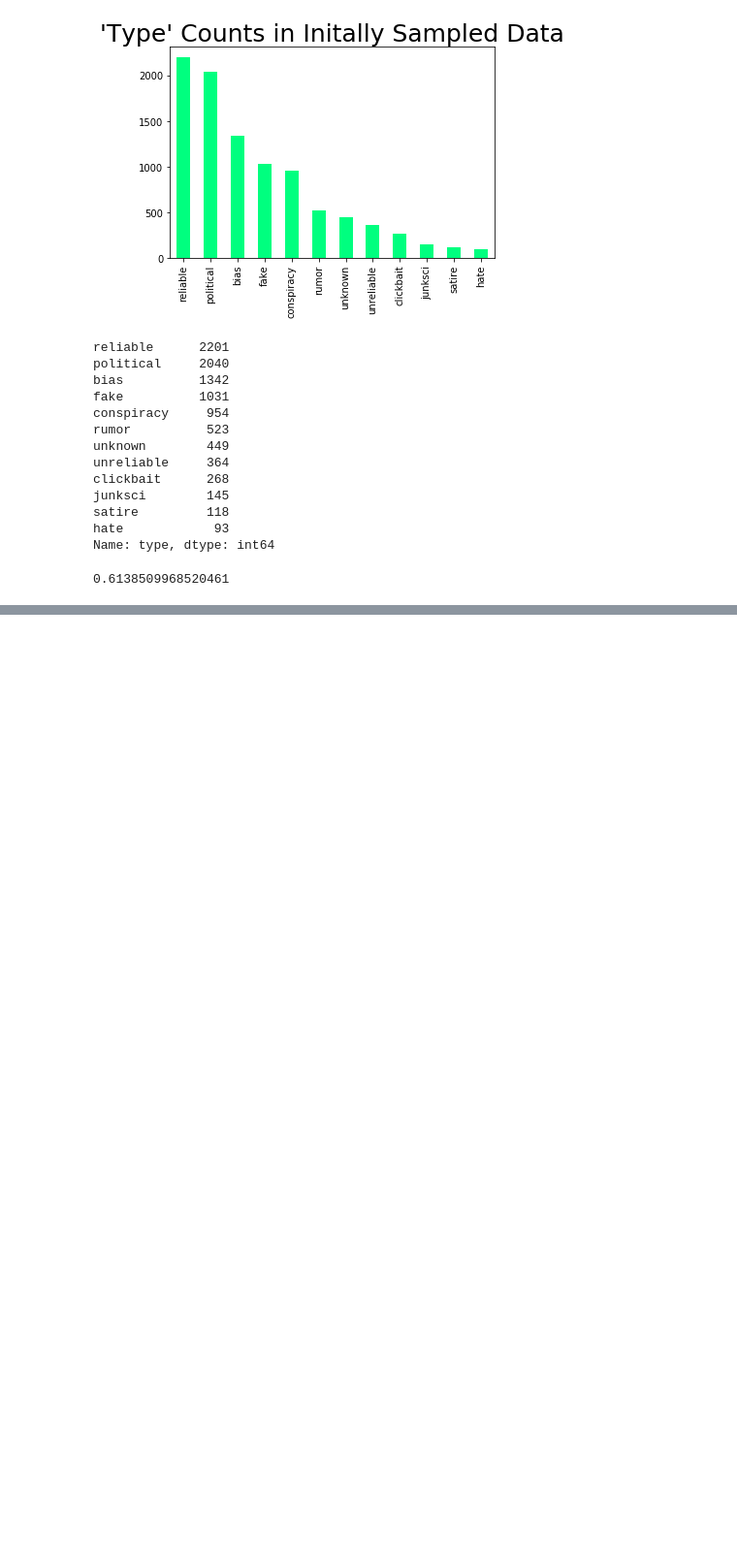
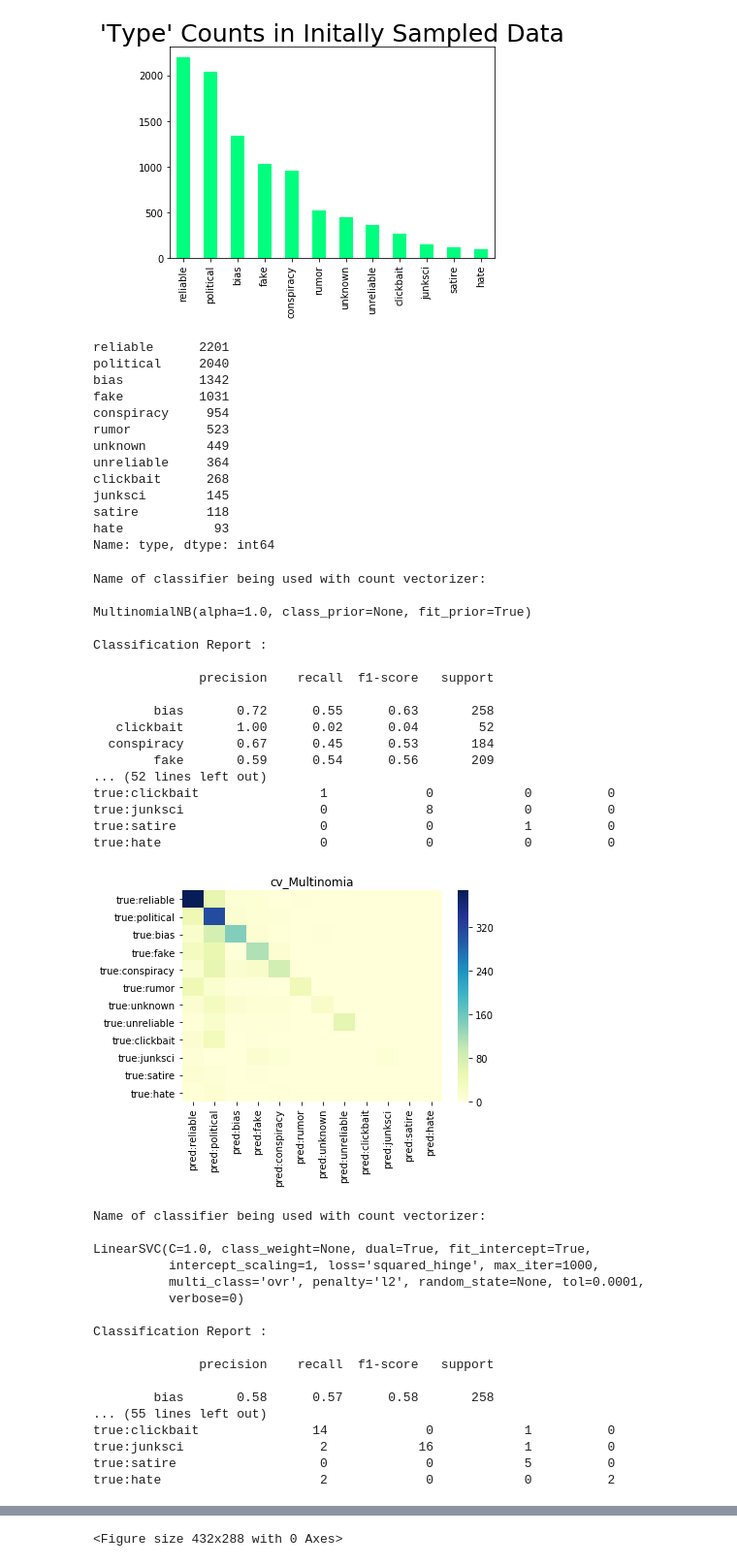
Before and after one commit to bijaykahar/English-Fake-News-Project, a Jupyter notebook: !!!most-recent-analysis.ipynb, the cells around one changed output, grey strips where cells are left out. Shown at 97% size. Cells and saved outputs as stored; diff of their text form; code cells hidden in the pictures; blank space fills up the shorter version.

```diff
--- a/!!!most-recent-analysis.ipynb
+++ b/!!!most-recent-analysis.ipynb
@@ -1237,21 +1190,60 @@ Name: type, dtype: int64
 y = df.type
 
 X_train, X_test, y_train, y_test = train_test_split(df['content'], y, test_size=0.20, random_state=53)
-
-count_vectorizer = CountVectorizer(stop_words='english')
-
-count_train = count_vectorizer.fit_transform(X_train)
-
-count_test = count_vectorizer.transform(X_test)
-
-nb_classifier = MultinomialNB()
-
-nb_classifier.fit(count_train, y_train)
-pred = nb_classifier.predict(count_test)
-
-score = metrics.accuracy_score(y_test, pred)
-print(score)
-# %% [output]
-0.6138509968520461
-# %%
-labels = ['reliable','political','bias','fake','conspiracy','rumor','unknown','unreliable','clickbait','junksci','satire','hate']
+# %%
+for classifier in classifiers:
+    pipeline_w_cv = Pipeline([
+              ('cv', CountVectorizer(stop_words='english')),
+              ('clf',   classifier)])
+    pipeline_w_cv.fit(X_train,y_train)
+    y_pred = pipeline_w_cv.predict(X_test)
+    print ("\n\nName of classifier being used with count vectorizer: \n\n" + str(classifier) +
+           "\n\nClassification Report : \n\n"+ str(metrics.classification_report(y_test,y_pred))  + "\n\n Accuracy of classifier : " + str(pipeline_w_cv.score(X_test,y_test)))
+    cmtx = pd.DataFrame(
+    metrics.confusion_matrix(y_test, y_pred,  labels=labels),
+    index=['true:reliable', 'true:political','true:bias','true:fake','true:conspiracy','true:rumor','true:unknown','true:unreliable', 'true:clickbait','true:junksci','true:satire','true:hate'],
+    columns=['pred:reliable', 'pred:political', 'pred:bias', 'pred:fake','pred:conspiracy','pred:rumor','pred:unknown','pred:unreliable','pred:clickbait','pred:junksci','pred:satire','pred:hate']
+)
+    print(cmtx)
+    title = "cv_" + str(classifier)[0:10]
+    ax = sns.heatmap(cmtx, cmap="YlGnBu")
+    ax.set_title(title)
+    plt.show()
+    saveas = "all_labels_cv_" + str(classifier)[0:5] +'.png'
+    plt.savefig(saveas, bbox_inches='tight')
+# %% [output]
+Name of classifier being used with count vectorizer:
+
+MultinomialNB(alpha=1.0, class_prior=None, fit_prior=True)
+
+Classification Report :
+
+              precision    recall  f1-score   support
+
+        bias       0.72      0.55      0.63       258
+   clickbait       1.00      0.02      0.04        52
+  conspiracy       0.67      0.45      0.53       184
+        fake       0.59      0.54      0.56       209
+... (52 lines left out)
+true:clickbait                1             0            0          0
+true:junksci                  0             8            0          0
+true:satire                   0             0            1          0
+true:hate                     0             0            0          0
+[figure, added]
+Name of classifier being used with count vectorizer:
+
+LinearSVC(C=1.0, class_weight=None, dual=True, fit_intercept=True,
+          intercept_scaling=1, loss='squared_hinge', max_iter=1000,
+          multi_class='ovr', penalty='l2', random_state=None, tol=0.0001,
+          verbose=0)
+
+Classification Report :
+
+              precision    recall  f1-score   support
+
+        bias       0.58      0.57      0.58       258
+... (55 lines left out)
+true:clickbait               14             0            1          0
+true:junksci                  2            16            1          0
+true:satire                   0             0            5          0
+true:hate                     2             0            0          2
@@ -1258 +1269,2 @@ labels = ['reliable','political','bias','fake','conspiracy','rumor','unknown','u
+<Figure size 432x288 with 0 Axes>
 # %%
```
Also changed, not shown: parts of 68 cells of this notebook.
